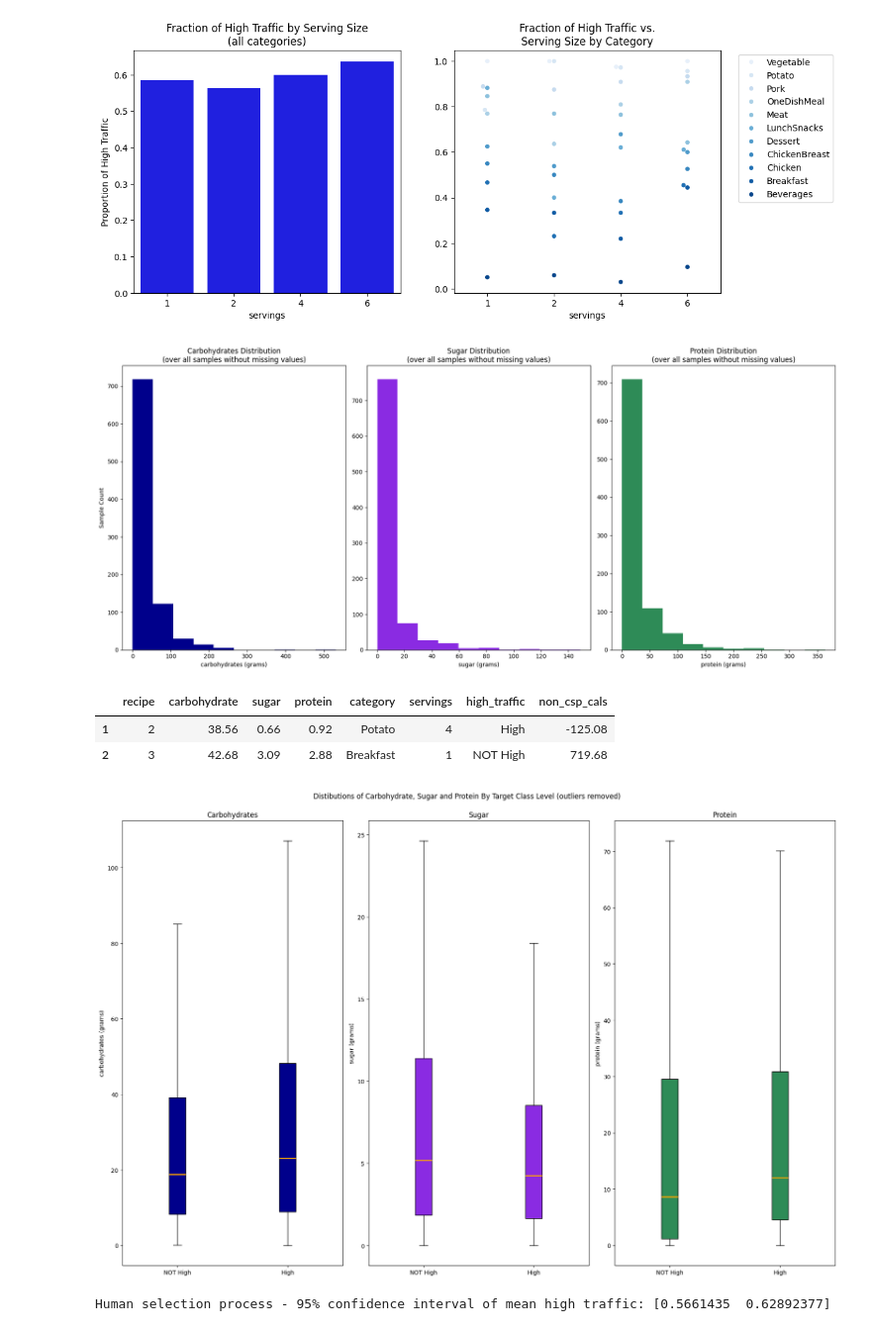
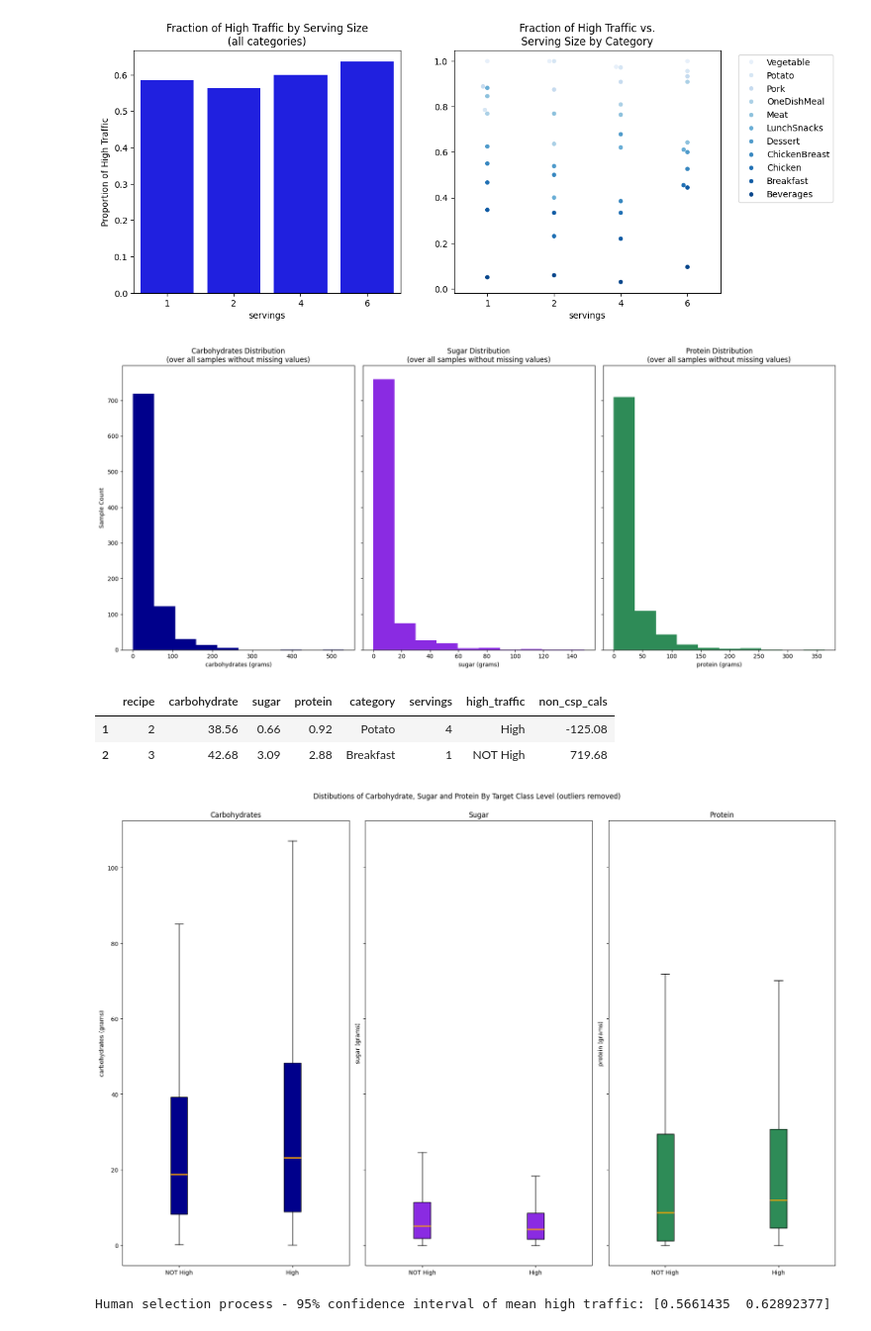
Before and after one commit to MichaelSzczepaniak/DSPortfolio, a Jupyter notebook: Tasty_Bites/TastyBites.ipynb, the cells around one changed output. Shown at 99% size. Drawn from its saved outputs; the diff is of its cells as text; code cells hidden in the pictures.

Commit message:
share y axis on distribution and boxplot facet grids

```diff
--- a/Tasty_Bites/TastyBites.ipynb
+++ b/Tasty_Bites/TastyBites.ipynb
@@ -721,7 +721,7 @@ plt.show()
 [figure]
 # %%
 ccsp_colors = ['lightgrey', 'darkblue', 'blueviolet', 'seagreen']
-fig1, ax1 = plt.subplots(1, 3, figsize=(18, 8))
+fig1, ax1 = plt.subplots(1, 3, sharey=True, figsize=(18, 8))
 # ax1[0].hist(df_no_missing['calories'], color=ccsp_colors[0])
 ax1[0].hist(df_no_missing['carbohydrate'], color=ccsp_colors[1])
 ax1[1].hist(df_no_missing['sugar'], color=ccsp_colors[2])
@@ -741,7 +741,7 @@ ax1[2].set_title('Protein Distribution\n(over all samples without missing values
 plt.tight_layout()
 plt.show()
 # %% [output]
-[figure, old version]
+[figure, new version]
 # %%
 df_no_missing.head(2)
 # %% [output]
@@ -763,35 +763,35 @@ data_prot_high = df_no_missing.loc[df_no_missing['high_traffic'] == 'High', 'pro
 # data_cals_high = df_no_missing.loc[df_no_missing['high_traffic'] == 'High', 'calories']
 
 # USE labels instead of tick_labels in older versions of matplotlib
-fig2, ax2 = plt.subplots(1, 3, figsize=(18, 12))
+fig2, ax2 = plt.subplots(1, 3, sharey=True, figsize=(18, 12))
 # ax2[0].boxplot([data_cals_not_high, data_cals_high], tick_labels=['NOT High', 'High'],
 #                showfliers=False, patch_artist=True, boxprops=dict(facecolor=ccsp_colors[0]),
 #                medianprops=dict(color='orange', linewidth=2))
 ax2[0].boxplot([data_carb_not_high, data_carb_high], tick_labels=['NOT High', 'High'],
                showfliers=False, patch_artist=True, boxprops=dict(facecolor=ccsp_colors[1]),
                medianprops=dict(color='orange', linewidth=2))
 ax2[1].boxplot([data_sugr_not_high, data_sugr_high], tick_labels=['NOT High', 'High'],
                showfliers=False, patch_artist=True, boxprops=dict(facecolor=ccsp_colors[2]),
                medianprops=dict(color='orange', linewidth=2))
 ax2[2].boxplot([data_prot_not_high, data_prot_high], tick_labels=['NOT High', 'High'],
                showfliers=False, patch_artist=True, boxprops=dict(facecolor=ccsp_colors[3]),
                medianprops=dict(color='orange', linewidth=2))
 
 # ax2[0].set_ylabel('calories / serving size (grams)')
 ax2[0].set_ylabel('carbohydrates (grams)')
 ax2[1].set_ylabel('sugar (grams)')
 ax2[2].set_ylabel('protein (grams)')
 
 # ax2[0].set_title('Calories Distributions by Target Class\n(outliers removed)')
 ax2[0].set_title('\nCarbohydrates')
 ax2[1].set_title('\nSugar')
 ax2[2].set_title('\nProtein')
 fig2.suptitle('Distibutions of Carbohydrate, Sugar and Protein By Target Class Level (outliers removed)')
 
 plt.tight_layout()
 plt.show()
 # %% [output]
-[figure, old version]
+[figure, new version]
 # %%
 # create boostrap distribution of mean High-traffic rates
 def bootstrap_mean_replicate(data, random_gen):
```
